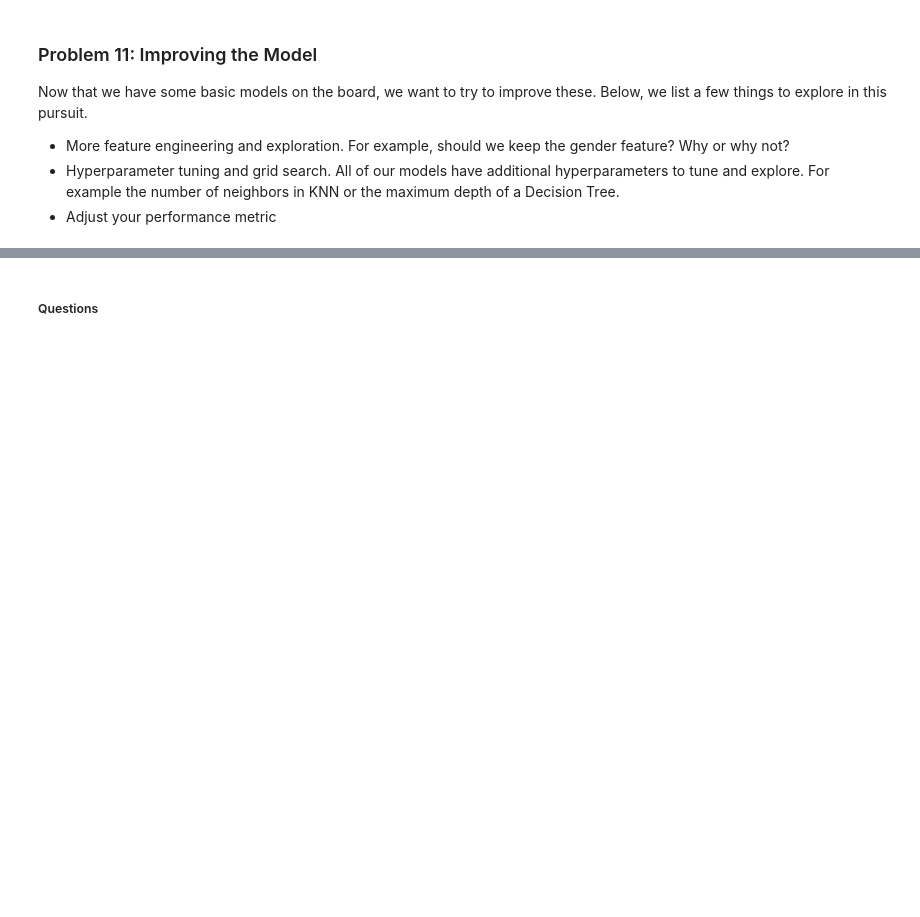
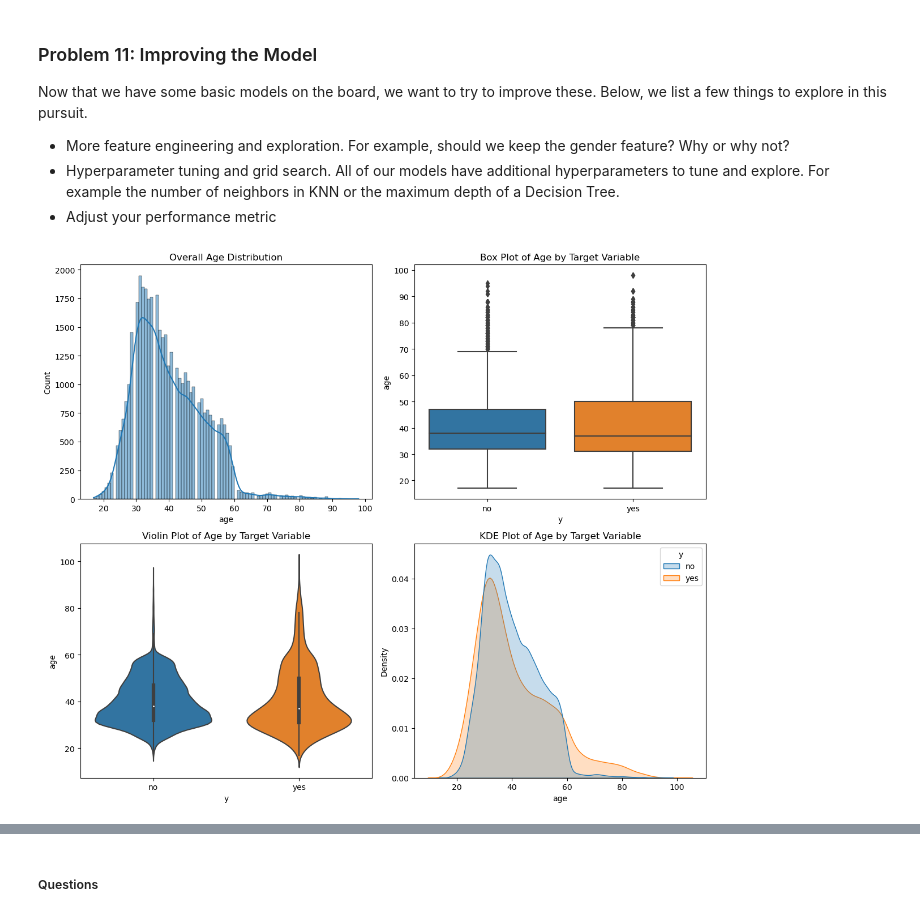
Before and after one commit to Hoomaaan/Portuguese-Banking-Comparing-Classifiers, a Jupyter notebook: prompt_III.ipynb, the cells around one changed output, grey strips where cells are left out. Saved outputs shown, nothing was run; the diff lists cells and outputs as text; code cells hidden in the pictures; blank space fills up the shorter version.

```diff
--- a/prompt_III.ipynb
+++ b/prompt_III.ipynb
@@ -329,3 +330,27 @@ Now that we have some basic models on the board, we want to try to improve these
 - More feature engineering and exploration.  For example, should we keep the gender feature?  Why or why not?
 - Hyperparameter tuning and grid search.  All of our models have additional hyperparameters to tune and explore.  For example the number of neighbors in KNN or the maximum depth of a Decision Tree.
 - Adjust your performance metric
+# %%
+# Set up the matplotlib figure
+fig, axes = plt.subplots(nrows=2, ncols=2, figsize=(12, 10))
+
+# Histogram for overall age distribution
+sns.histplot(data=df, x='age', kde=True, ax=axes[0, 0])
+axes[0, 0].set_title('Overall Age Distribution')
+
+# Box plot for age by target variable
+sns.boxplot(x=y, y='age', data=df, ax=axes[0, 1])
+axes[0, 1].set_title('Box Plot of Age by Target Variable')
+
+# Violin plot for age by target variable
+sns.violinplot(x=y, y='age', data=df, ax=axes[1, 0])
+axes[1, 0].set_title('Violin Plot of Age by Target Variable')
+
+# KDE plot for age by target variable
+sns.kdeplot(data=df, x='age', hue=y, fill=True, common_norm=False, ax=axes[1, 1])
+axes[1, 1].set_title('KDE Plot of Age by Target Variable')
+
+plt.tight_layout()
+plt.show()
+# %% [output]
+[figure, added]
```
Also changed, not shown: parts of 24 cells of this notebook.
